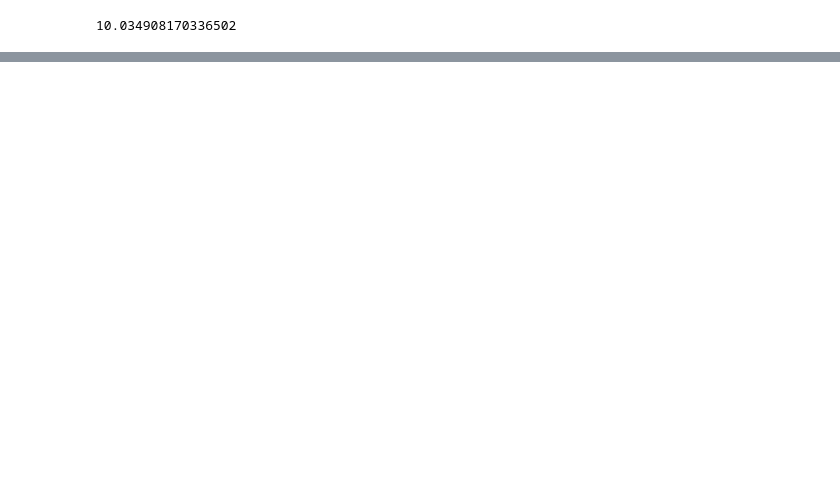
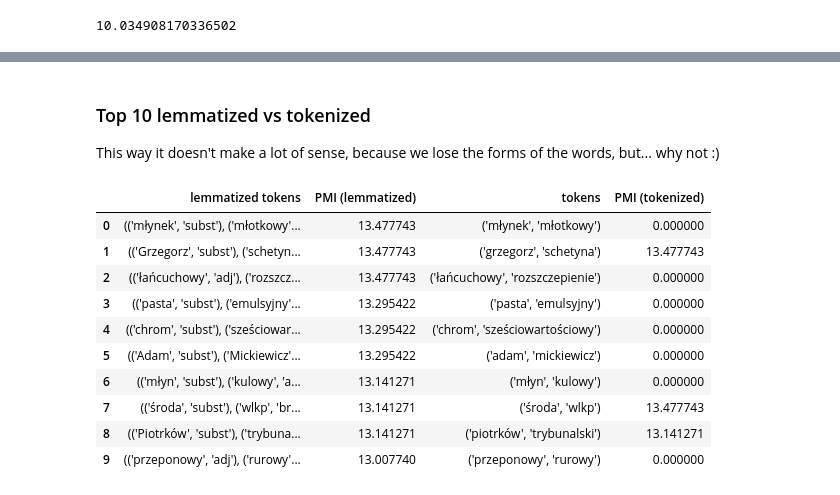
Before and after one commit to MatiXOfficial/natural-language-processing, a Jupyter notebook: lab4/lab4.ipynb, the cells around one changed output, grey strips where cells are left out. Saved outputs shown, nothing was run; the diff lists cells and outputs as text; code cells hidden in the pictures; blank space fills up the shorter version.

```diff
--- a/lab4/lab4.ipynb
+++ b/lab4/lab4.ipynb
@@ -134,0 +333,5 @@ count_pmi(50_000_952, 1159, 1938, 1311)
+# %%
+filtered_lem_bigrams_pmi = Counter(dict(filter(lambda x: fixed_lem_bigram_counts[x[0]] >= 5, lem_bigrams_pmi.items())))
+
+print('After filtering:')
+filtered_lem_bigrams_pmi.most_common()[:10]
@@ -134,0 +484,29 @@ count_pmi(50_000_952, 1159, 1938, 1311)
+# %% [markdown]
+### Top 10 lemmatized vs tokenized
+
+This way it doesn't make a lot of sense, because we lose the forms of the words, but... why not :)
+# %%
+lem, lem_pmi = tuple(zip(*filtered_lem_bigrams_pmi.most_common()[:10]))
+tok = [lem_to_tok(l) for l in lem]
+tok_pmi = [bigrams_pmi[t] for t in tok]
+
+data = {
+    'lemmatized tokens': [str(l) for l in lem],
+    'PMI (lemmatized)': lem_pmi,
+    'tokens': [str(t) for t in tok],
+    'PMI (tokenized)': tok_pmi
+}
+
+pd.DataFrame(data)
+# %% [output]
+|  | lemmatized tokens | PMI (lemmatized) | tokens | PMI (tokenized) |
+| 0 | (('młynek', 'subst'), ('młotkowy'... | 13.477743 | ('młynek', 'młotkowy') | 0.000000 |
+| 1 | (('Grzegorz', 'subst'), ('schetyn... | 13.477743 | ('grzegorz', 'schetyna') | 13.477743 |
+| 2 | (('łańcuchowy', 'adj'), ('rozszcz... | 13.477743 | ('łańcuchowy', 'rozszczepienie') | 0.000000 |
+| 3 | (('pasta', 'subst'), ('emulsyjny'... | 13.295422 | ('pasta', 'emulsyjny') | 0.000000 |
+| 4 | (('chrom', 'subst'), ('sześciowar... | 13.295422 | ('chrom', 'sześciowartościowy') | 0.000000 |
+| 5 | (('Adam', 'subst'), ('Mickiewicz'... | 13.295422 | ('adam', 'mickiewicz') | 0.000000 |
+| 6 | (('młyn', 'subst'), ('kulowy', 'a... | 13.141271 | ('młyn', 'kulowy') | 0.000000 |
+| 7 | (('środa', 'subst'), ('wlkp', 'br... | 13.141271 | ('środa', 'wlkp') | 13.477743 |
+| 8 | (('Piotrków', 'subst'), ('trybuna... | 13.141271 | ('piotrków', 'trybunalski') | 13.141271 |
+| 9 | (('przeponowy', 'adj'), ('rurowy'... | 13.007740 | ('przeponowy', 'rurowy') | 0.000000 |
```
Also changed, not shown: parts of 46 cells of this notebook, 1 other file.
